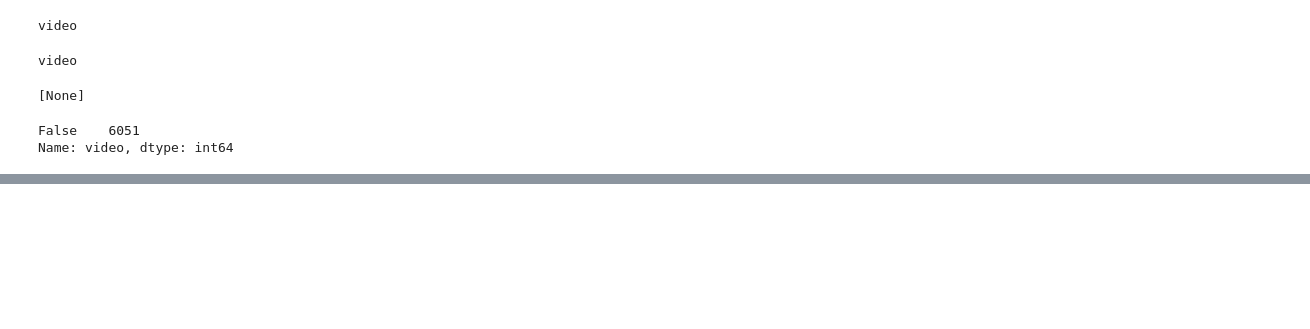
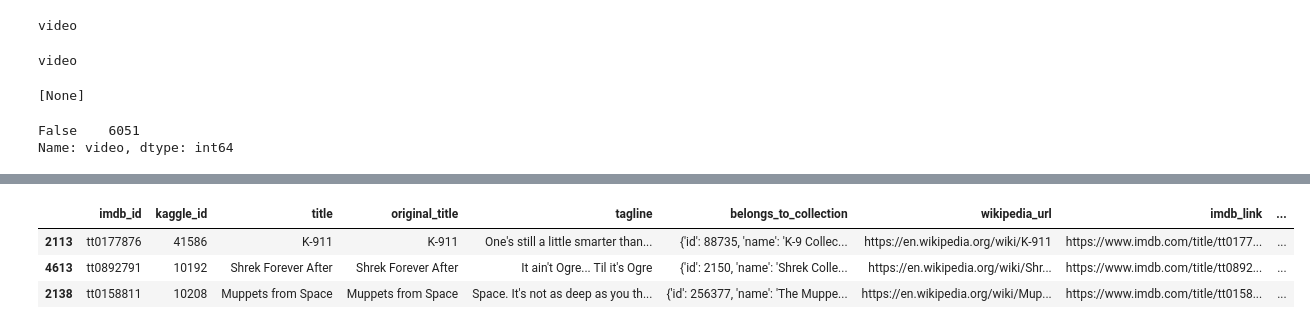
Before and after one commit to m-miley/Movies-ETL, a Jupyter notebook: wiki_movies.ipynb, the cells around one changed output, grey strips where cells are left out. Cells and saved outputs as stored; diff of their text form; code cells hidden in the pictures; blank space fills up the shorter version.

```diff
--- a/wiki_movies.ipynb
+++ b/wiki_movies.ipynb
@@ -1286,0 +1289,7 @@ movies_with_ratings_df[rating_counts.columns] = movies_with_ratings_df[rating_co
+# %%
+movies_with_ratings_df.sample(3)
+# %% [output]
+|  | imdb_id | kaggle_id | title | original_title | tagline | belongs_to_collection | wikipedia_url | imdb_link | ... |
+| 2113 | tt0177876 | 41586 | K-911 | K-911 | One's still a little smarter than... | {'id': 88735, 'name': 'K-9 Collec... | https://en.wikipedia.org/wiki/K-911 | https://www.imdb.com/title/tt0177... | ... |
+| 4613 | tt0892791 | 10192 | Shrek Forever After | Shrek Forever After | It ain't Ogre... Til it's Ogre | {'id': 2150, 'name': 'Shrek Colle... | https://en.wikipedia.org/wiki/Shr... | https://www.imdb.com/title/tt0892... | ... |
+| 2138 | tt0158811 | 10208 | Muppets from Space | Muppets from Space | Space. It's not as deep as you th... | {'id': 256377, 'name': 'The Muppe... | https://en.wikipedia.org/wiki/Mup... | https://www.imdb.com/title/tt0158... | ... |
```
Also changed, not shown: parts of 33 cells of this notebook, 1 other file.
